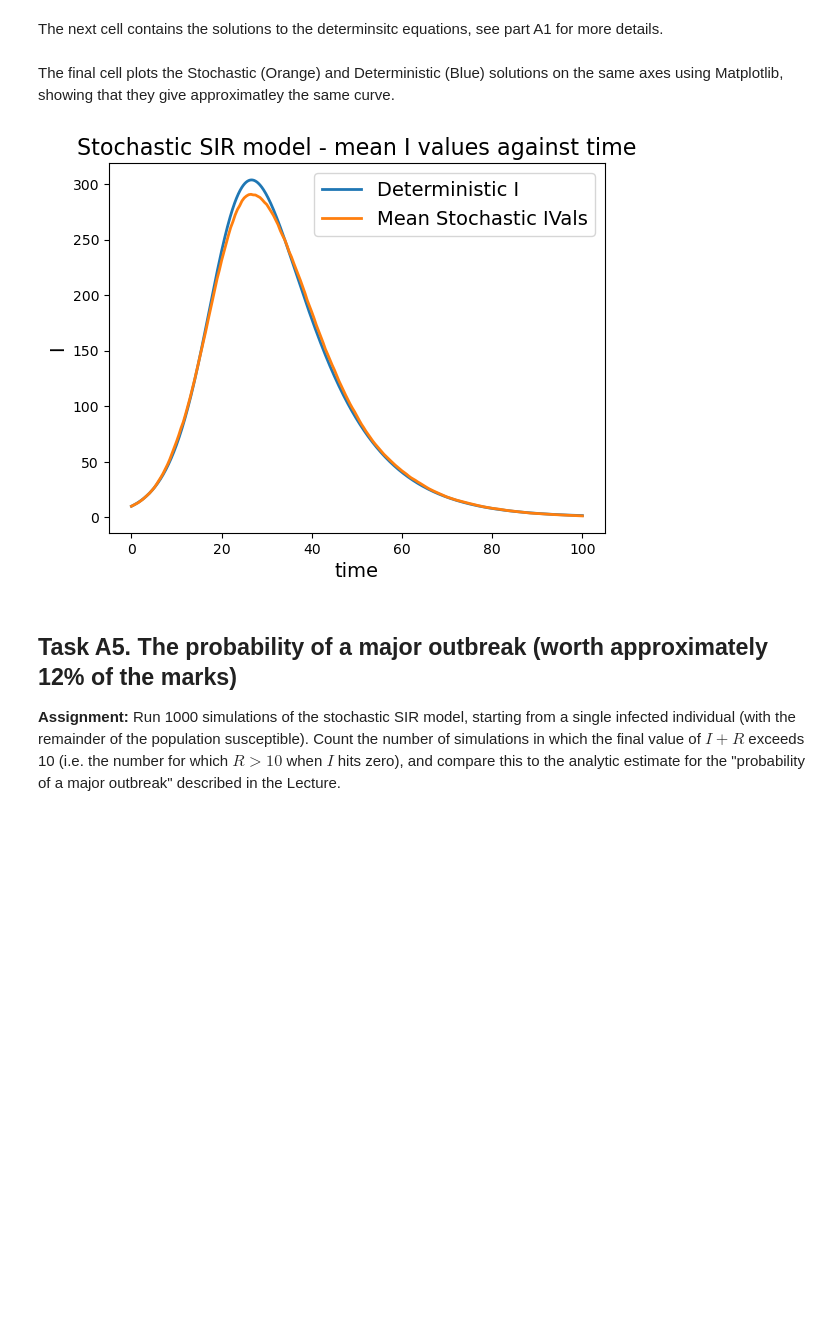
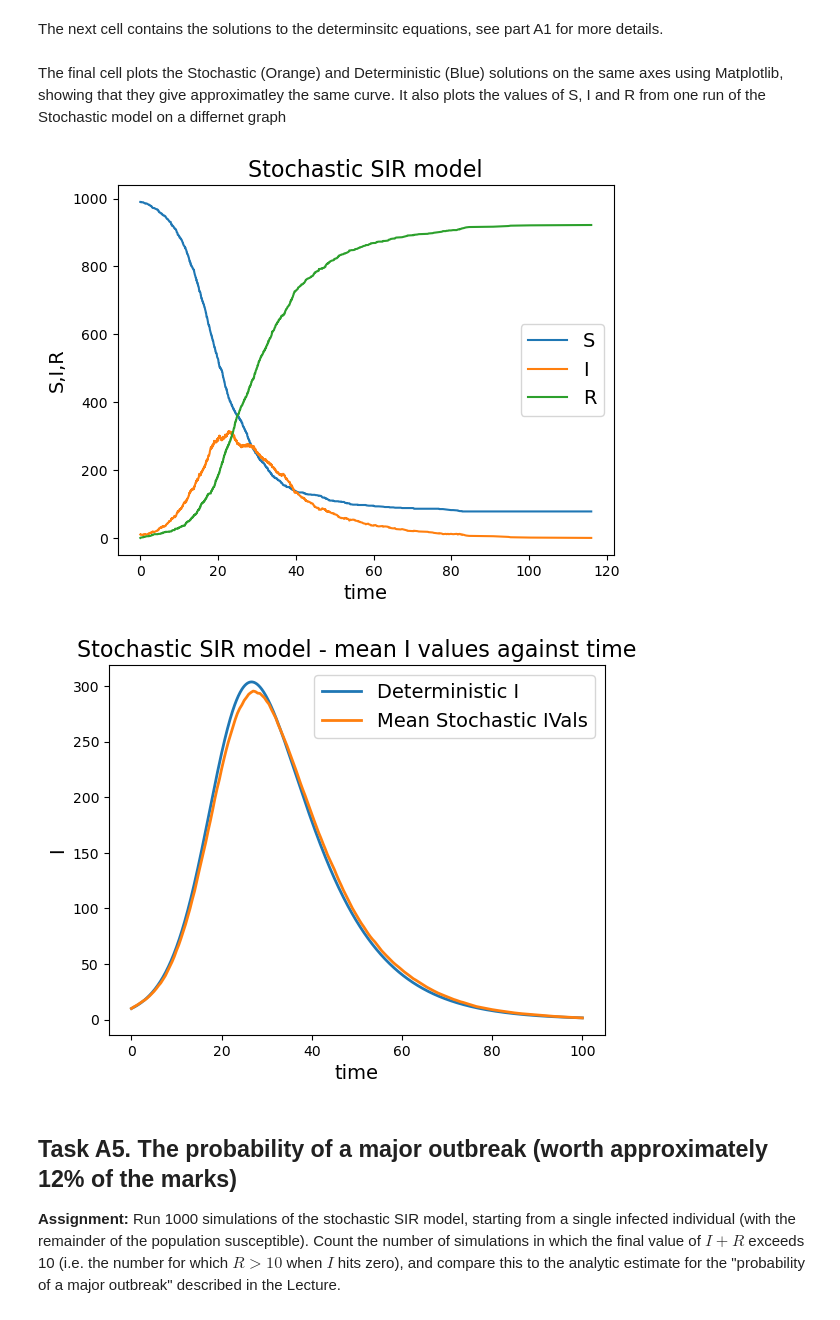
Before and after one commit to irfanwasway/AbelianGrapes, a Jupyter notebook: Epidemiology_Project_Specification.ipynb, the cells around one changed output. Drawn from its saved outputs; the diff is of its cells as text; code cells hidden in the pictures; blank space fills up the shorter version.

```diff
--- a/Epidemiology_Project_Specification.ipynb
+++ b/Epidemiology_Project_Specification.ipynb
@@ -625,20 +625,31 @@ S = y_sol[:,0]
 I = y_sol[:,1]
 R = y_sol[:,2]
 # %% [markdown]
-The final cell plots the Stochastic (Orange)  and Deterministic (Blue) solutions on the same axes using Matplotlib, showing that they give approximatley the same curve.
+The final cell plots the Stochastic (Orange)  and Deterministic (Blue) solutions on the same axes using Matplotlib, showing that they give approximatley the same curve. It also plots the values of S, I and R from one run of the Stochastic model on a differnet graph
 # %%
-# plot the time evolution of I
+# plotting the values of S, I, and R from one run of the Stochastic modelon a graph for reference
+plt.plot(tVec, SVec, label = "S")
+plt.plot(tVec, IVec, label = "I")
+plt.plot(tVec, RVec, label = "R")
+plt.xlabel("time", fontsize = 14)
+plt.ylabel("S,I,R", fontsize = 14)
+plt.title("Stochastic SIR model", fontsize = 16)
+plt.legend(fontsize = 14)
+plt.show()
+
+# deterministic model solutions
 plt.plot(t, I, lw = 2, label = "Deterministic I")
 
-# we use matplotlib to plot the mean I values against time
+# mean I values
 plt.plot(tVals, I_mean, lw = 2, label = "Mean Stochastic IVals")
 plt.xlabel("time", fontsize = 14)
 plt.ylabel("I", fontsize = 14)
 plt.title("Stochastic SIR model - mean I values against time", fontsize = 16)
 plt.legend(fontsize = 14)
 plt.show()
 # %% [output]
-[figure, old version]
+[figure, new version]
+[figure, added]
 # %% [markdown]
 ## Task A5. The probability of a major outbreak (worth approximately 12% of the marks)
 
```
Also changed, not shown: parts of 2 cells of this notebook.
